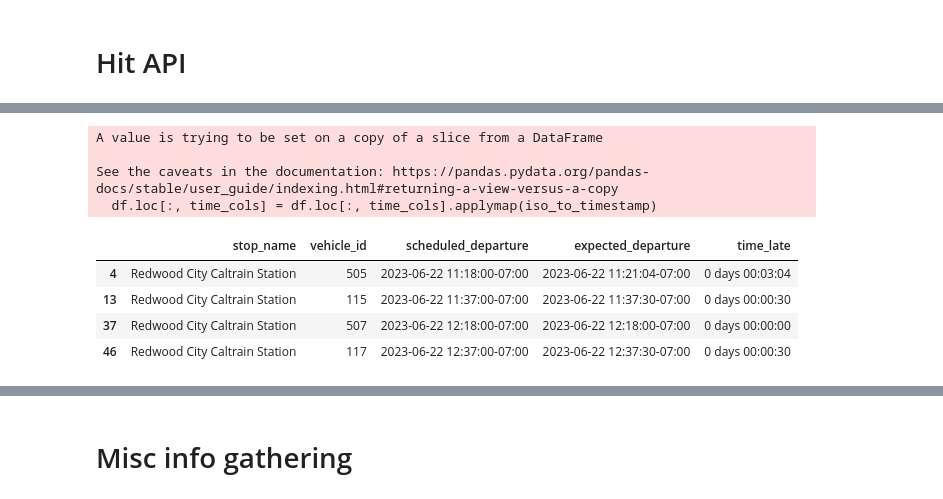
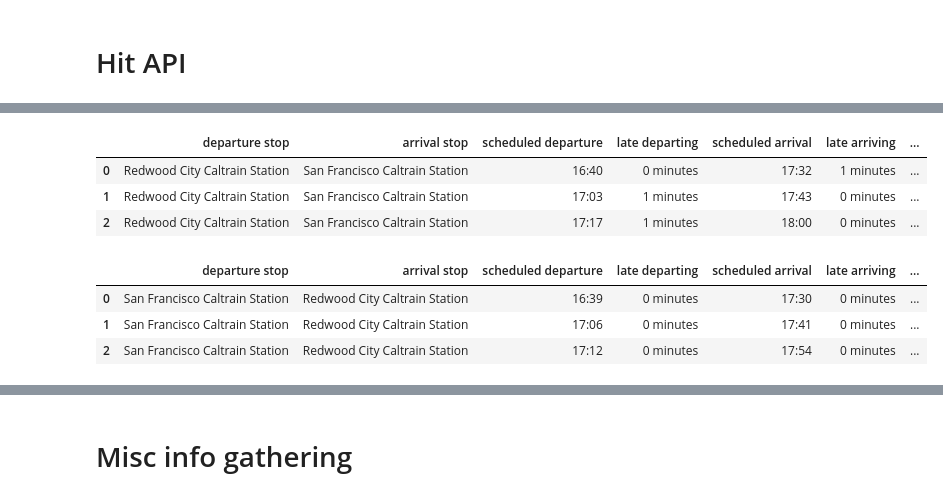
Before and after one commit to ahakso/sandbox, a Jupyter notebook: caltrain_api.ipynb, the cells around one changed output, grey strips where cells are left out. Saved outputs shown, nothing was run; the diff lists cells and outputs as text; code cells hidden in the pictures.

```diff
--- a/caltrain_api.ipynb
+++ b/caltrain_api.ipynb
@@ -41,24 +30,0 @@ stop_id = self.my_departure_station_id
-# %%
-all_trains_one_direction = self.get_trains_one_direction_from_departures_response(stop_id)
-station_departures = self.convert_predicted_stops_json_to_df(
-    all_trains_one_direction,
-    ID2NAME[stop_id],
-)
-station_departures_filtered = station_departures.loc[lambda df: df.stop_name == MAP_TO_AVAILABLE_STATION[ID2NAME[stop_id]]]
-station_departures_filtered = convert_time_str_to_local_tz_timestamp(
-    station_departures_filtered,
-    time_cols=MY_TRAIN_TIME_COLS if np.any(["_" in x for x in station_departures.columns]) else API_TRAIN_TIME_COLS,
-)
-# %% [output]
-A value is trying to be set on a copy of a slice from a DataFrame
-
-See the caveats in the documentation: https://pandas.pydata.org/pandas-docs/stable/user_guide/indexing.html#returning-a-view-versus-a-copy
-  df.loc[:, time_cols] = df.loc[:, time_cols].applymap(iso_to_timestamp)
-# %%
-self.trains_with_departure_stop
-# %% [output]
-|  | stop_name | vehicle_id | scheduled_departure | expected_departure | time_late |
-| 4 | Redwood City Caltrain Station | 505 | 2023-06-22 11:18:00-07:00 | 2023-06-22 11:21:04-07:00 | 0 days 00:03:04 |
-| 13 | Redwood City Caltrain Station | 115 | 2023-06-22 11:37:00-07:00 | 2023-06-22 11:37:30-07:00 | 0 days 00:00:30 |
-| 37 | Redwood City Caltrain Station | 507 | 2023-06-22 12:18:00-07:00 | 2023-06-22 12:18:00-07:00 | 0 days 00:00:00 |
-| 46 | Redwood City Caltrain Station | 117 | 2023-06-22 12:37:00-07:00 | 2023-06-22 12:37:30-07:00 | 0 days 00:00:30 |
@@ -65 +35,15 @@ self.trains_with_departure_stop
+# %%
+north.next_train_options()
+# %% [output]
+|  | departure stop | arrival stop | scheduled departure | late departing | scheduled arrival | late arriving | ... |
+| 0 | Redwood City Caltrain Station | San Francisco Caltrain Station | 16:40 | 0 minutes | 17:32 | 1 minutes | ... |
+| 1 | Redwood City Caltrain Station | San Francisco Caltrain Station | 17:03 | 1 minutes | 17:43 | 0 minutes | ... |
+| 2 | Redwood City Caltrain Station | San Francisco Caltrain Station | 17:17 | 1 minutes | 18:00 | 0 minutes | ... |
+# %%
+south.next_train_options()
+# %% [output]
+|  | departure stop | arrival stop | scheduled departure | late departing | scheduled arrival | late arriving | ... |
+| 0 | San Francisco Caltrain Station | Redwood City Caltrain Station | 16:39 | 0 minutes | 17:30 | 0 minutes | ... |
+| 1 | San Francisco Caltrain Station | Redwood City Caltrain Station | 17:06 | 0 minutes | 17:41 | 0 minutes | ... |
+| 2 | San Francisco Caltrain Station | Redwood City Caltrain Station | 17:12 | 0 minutes | 17:54 | 0 minutes | ... |
 # %%
```
Also changed, not shown: parts of 9 cells of this notebook.
